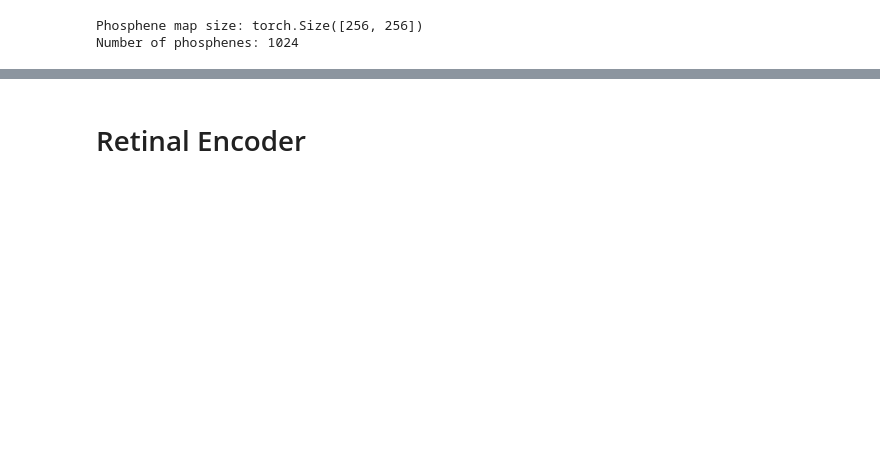
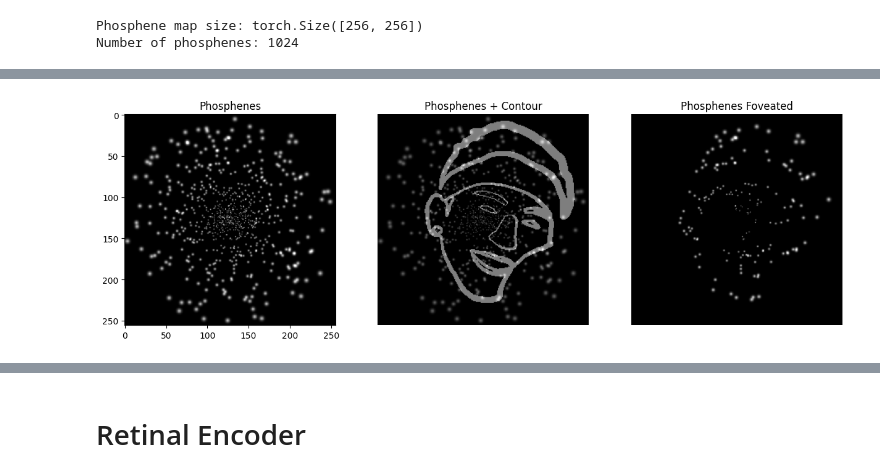
Before and after one commit to MichelleAppel/viseon, a Jupyter notebook: notebooks/test_compression.ipynb, the cells around one changed output, grey strips where cells are left out. Drawn from its saved outputs; the diff is of its cells as text; code cells hidden in the pictures; blank space fills up the shorter version.

```diff
--- a/notebooks/test_compression.ipynb
+++ b/notebooks/test_compression.ipynb
@@ -196,0 +199,22 @@ interactive(children=(FloatSlider(value=0.0, description='Shift X', max=0.5, min
+# %%
+class FoveatedDilation:
+    def __init__(self, device, kernel_type='gaussian_modulated', gaussian_kernel_size=15, sigma_min=0.01, sigma_max=5.0, sigma_function='exponential'):
+        self.device = device
+        self.net = FovConv2dCont(
+            in_channels=1,
+            out_channels=1,
+            kernel_size=1,
+            kernel_type=kernel_type,
+            gaussian_kernel_size=gaussian_kernel_size,
+            sigma_min=sigma_min,
+            sigma_max=sigma_max,
+            sigma_function=sigma_function
+        ).to(self.device)
+
+    def apply(self, img, threshold=0.01):
+        foa_xy = torch.tensor([[img.shape[-1] // 2, img.shape[-2] // 2]], dtype=torch.long).to(self.device)
+        foveated_batch = self.net(img, foa_xy)
+        thresholded = foveated_batch > threshold
+        return thresholded.float()
+
+fov_dilation = FoveatedDilation(cfg['device'], sigma_min=0.1, sigma_max=5.0)
@@ -196,0 +296,24 @@ interactive(children=(FloatSlider(value=0.0, description='Shift X', max=0.5, min
+# %%
+simulator.reset()
+stimulation_pattern = torch.ones((N_PHOSPHENES,), device=cfg['device'])*cfg['output_scaling']
+phosphenes_all = simulator(stimulation_pattern)
+
+fig, ax = plt.subplots(1, 3, figsize=(15, 5))
+ax[0].imshow(phosphenes_all[0].cpu().numpy(), cmap='gray')
+ax[0].set_title('Phosphenes')
+
+# overlay with contourfov
+
+ax[1].imshow(phosphenes_all[0].cpu().numpy(), cmap='gray')
+ax[1].imshow(contourfov[0, 0].cpu().numpy(), cmap='gray', alpha=0.5)
+ax[1].set_title('Phosphenes + Contour')
+ax[1].axis('off')
+
+# show phosphenes_foveated
+ax[2].imshow(phosphenes_foveated[0].cpu().numpy(), cmap='gray')
+ax[2].set_title('Phosphenes Foveated')
+ax[2].axis('off')
+
+plt.show()
+# %% [output]
+[figure, added]
```
Also changed, not shown: parts of 20 cells of this notebook, 11 other files.
